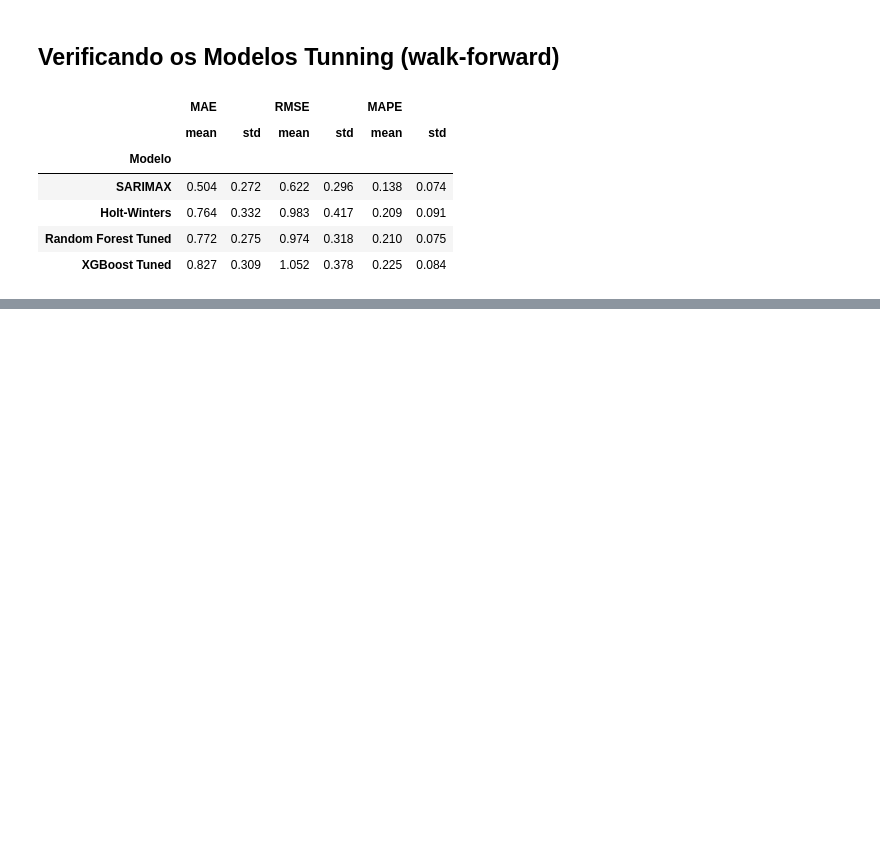
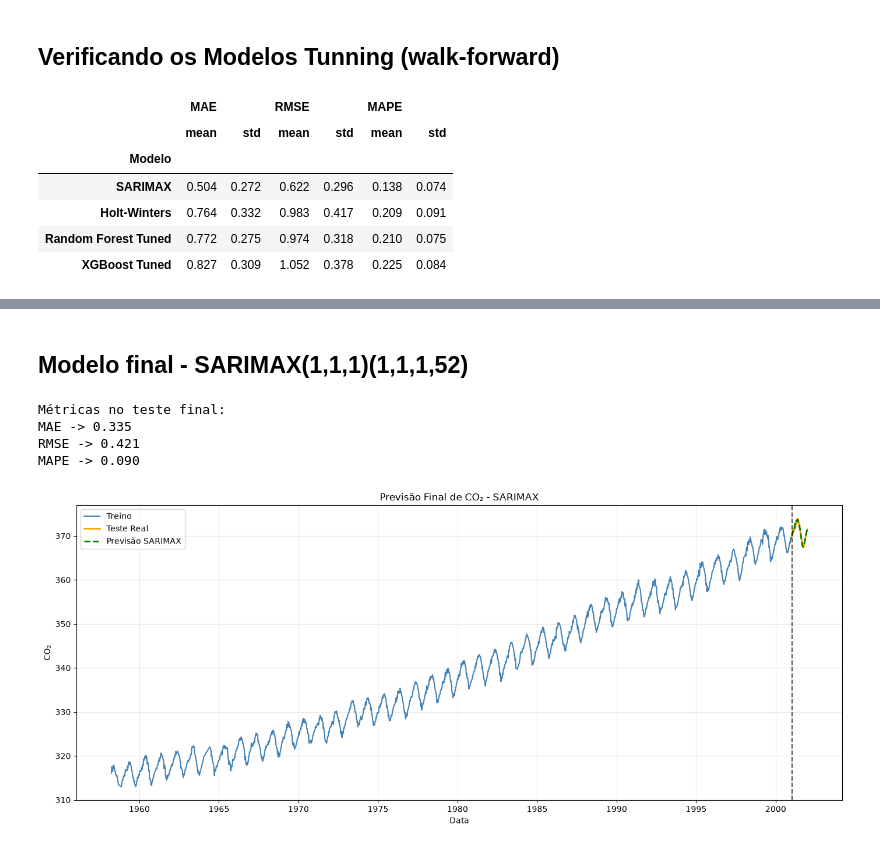
Before and after one commit to RenanTrevelim/co2-forecasting-statistical-vs-ml, a Jupyter notebook: notebooks/03_modelos_series_temporais.ipynb, the cells around one changed output, grey strips where cells are left out. Drawn from its saved outputs; the diff is of its cells as text; code cells hidden in the pictures; blank space fills up the shorter version.

Commit message:
atualizando modelos de ml

```diff
--- a/notebooks/03_modelos_series_temporais.ipynb
+++ b/notebooks/03_modelos_series_temporais.ipynb
@@ -500,0 +501,45 @@ plt.show()
+# %% [markdown]
+## Modelo final - SARIMAX(1,1,1)(1,1,1,52)
+# %%
+modelo_final = SARIMAX(
+    dados_modelagem['co2'],
+    order=(1,1,1),
+    seasonal_order=(1,1,1,52)
+).fit()
+# %%
+previsoes_finais = modelo_final.forecast(
+    steps=len(teste_final)
+)
+
+previsoes_finais.index = teste_final.index
+# %%
+metricas_finais = calcular_metricas(teste_final['co2'], previsoes_finais)
+
+print("Métricas no teste final:")
+for metrica, valor in metricas_finais.items():
+    print(f"{metrica} -> {valor:.3f}")
+# %% [output]
+Métricas no teste final:
+MAE -> 0.335
+RMSE -> 0.421
+MAPE -> 0.090
+# %%
+# Plotando gráficamente (dados modelagem + teste final)
+plt.figure(figsize=(14,6))
+
+plt.plot(dados_modelagem.index, dados_modelagem['co2'], color='steelblue', label='Treino', linewidth=1.5)
+plt.plot(teste_final.index, teste_final['co2'], color='orange', label='Teste Real', linewidth=2)
+plt.plot(previsoes_finais.index, previsoes_finais, color='green', label='Previsão SARIMAX', linestyle='--', linewidth=2)
+
+plt.axvline(teste_final.index.min(), color='black', linestyle='--', alpha=0.7)
+plt.title("Previsão Final de CO₂ - SARIMAX")
+plt.xlabel("Data")
+plt.ylabel("CO₂")
+
+plt.legend()
+plt.grid(alpha=0.3)
+
+plt.tight_layout()
+plt.show()
+# %% [output]
+[figure, added]
```
Also changed, not shown: parts of 20 cells of this notebook.
